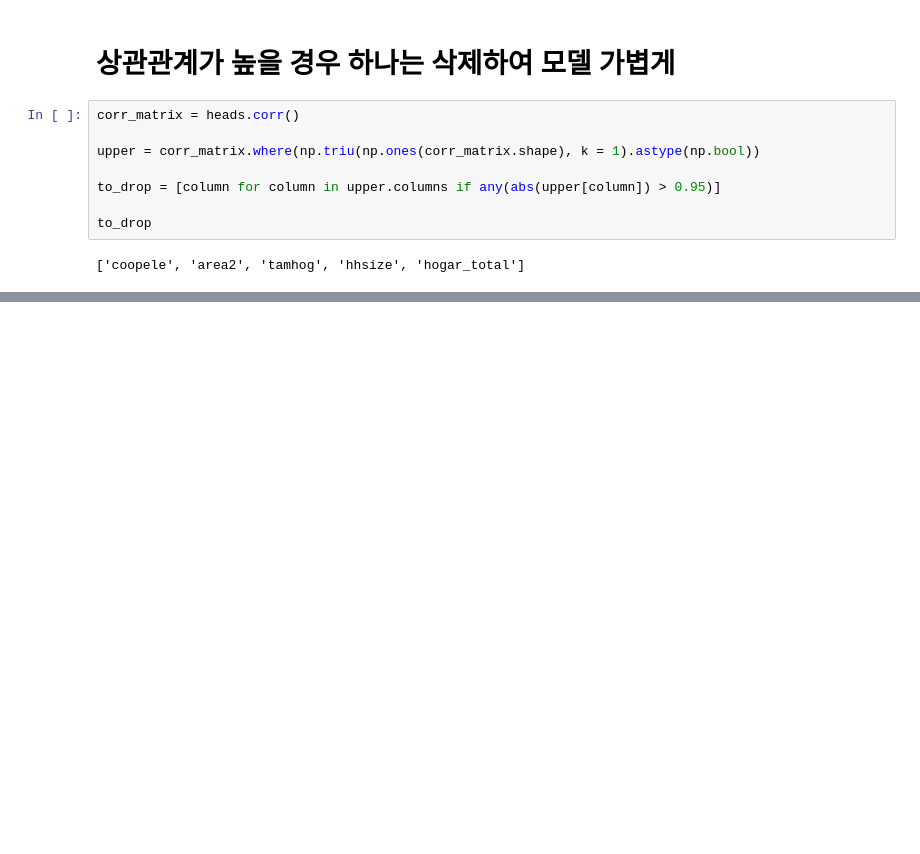
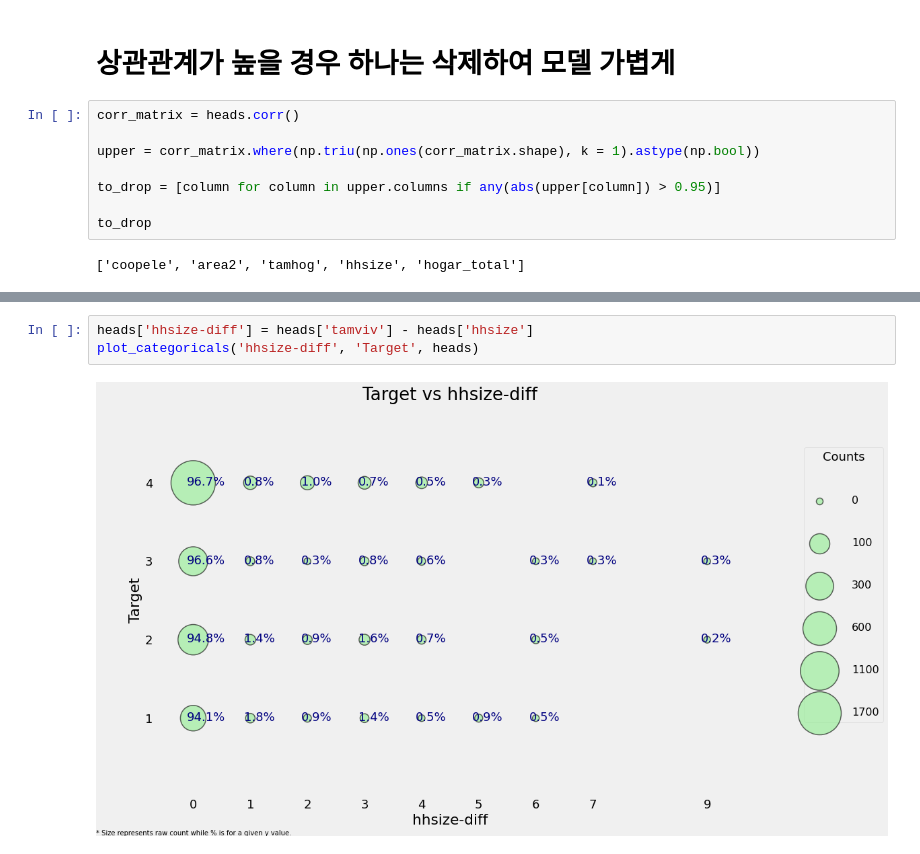
Before and after one commit to sejongpyo/Studies, a Jupyter notebook: multi_tabular/01_poverty.ipynb, the cells around one changed output, grey strips where cells are left out. Saved outputs shown, nothing was run; the diff lists cells and outputs as text; blank space fills up the shorter version.

```diff
--- a/multi_tabular/01_poverty.ipynb
+++ b/multi_tabular/01_poverty.ipynb
@@ -457,0 +465,5 @@ corr_matrix
+# %%
+heads['hhsize-diff'] = heads['tamviv'] - heads['hhsize']
+plot_categoricals('hhsize-diff', 'Target', heads)
+# %% [output]
+[figure, added]
```
Also changed, not shown: parts of 87 cells of this notebook.
